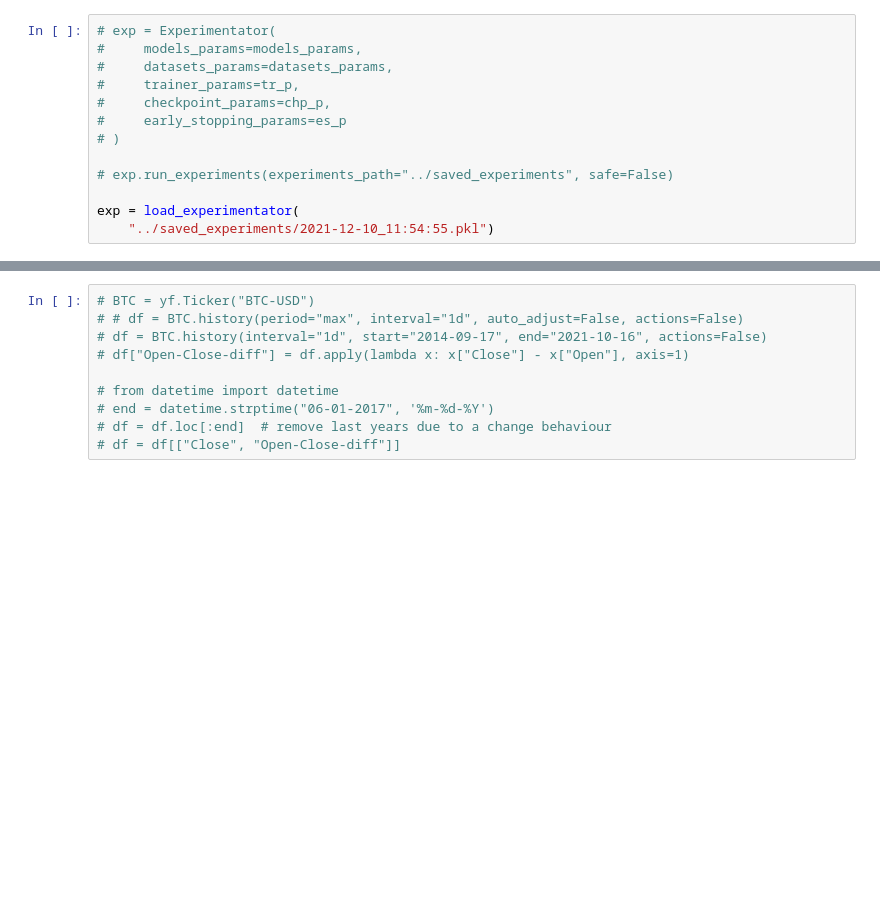
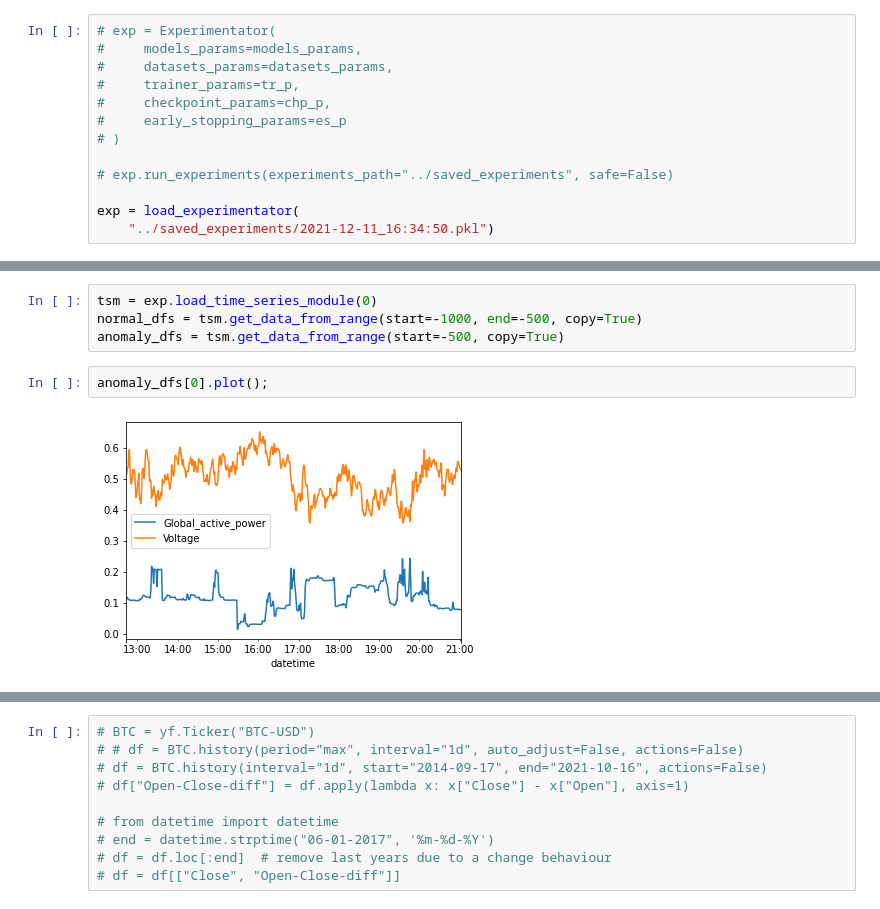
Before and after one commit to Stashq/TS-Forecasting, a Jupyter notebook: notebooks/ts-forecasting.ipynb, the cells around one changed output, grey strips where cells are left out. Saved outputs shown, nothing was run; the diff lists cells and outputs as text; blank space fills up the shorter version.

Commit message:
Working on multivariate normal

```diff
--- a/notebooks/ts-forecasting.ipynb
+++ b/notebooks/ts-forecasting.ipynb
@@ -111,4 +113,4 @@ es_p = EarlyStoppingParams(
 # exp.run_experiments(experiments_path="../saved_experiments", safe=False)
 
 exp = load_experimentator(
-    "../saved_experiments/2021-12-10_11:54:55.pkl")
+    "../saved_experiments/2021-12-11_16:34:50.pkl")
@@ -260,0 +117,8 @@ create_anomaly(
+# %%
+tsm = exp.load_time_series_module(0)
+normal_dfs = tsm.get_data_from_range(start=-1000, end=-500, copy=True)
+anomaly_dfs = tsm.get_data_from_range(start=-500, copy=True)
+# %%
+anomaly_dfs[0].plot();
+# %% [output]
+[figure, added]
```
Also changed, not shown: parts of 11 cells of this notebook, 8 other files.
